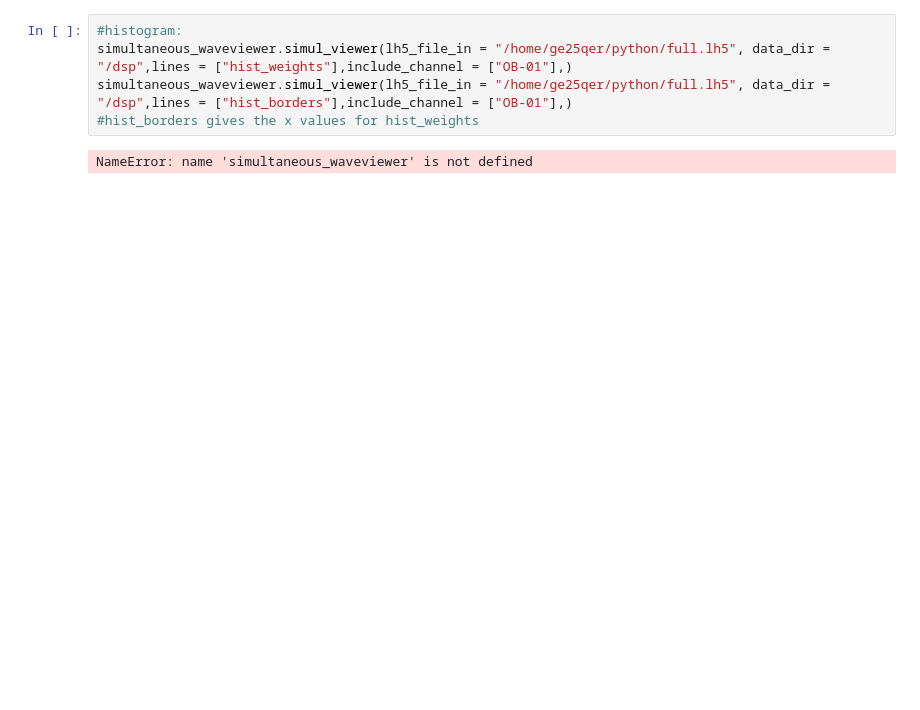
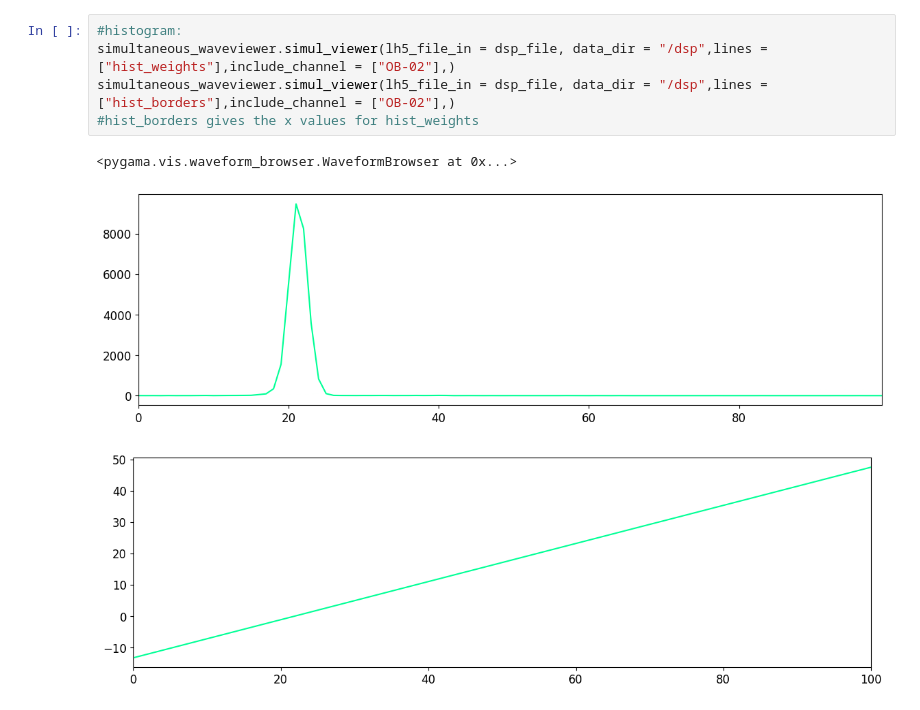
Before and after one commit to hofsi/leg-py, a Jupyter notebook: dsp_processors.ipynb, the cells around one changed output. Saved outputs shown, nothing was run; the diff lists cells and outputs as text; blank space fills up the shorter version.

```diff
--- a/dsp_processors.ipynb
+++ b/dsp_processors.ipynb
@@ -37,9 +46,11 @@ simultaneous_waveviewer.simul_viewer(lh5_file_in = "/home/ge25qer/python/full.lh
 # %%
 #histogram:
-simultaneous_waveviewer.simul_viewer(lh5_file_in = "/home/ge25qer/python/full.lh5", data_dir = "/dsp",lines = ["hist_weights"],include_channel = ["OB-01"],)
-simultaneous_waveviewer.simul_viewer(lh5_file_in = "/home/ge25qer/python/full.lh5", data_dir = "/dsp",lines = ["hist_borders"],include_channel = ["OB-01"],)
+simultaneous_waveviewer.simul_viewer(lh5_file_in = dsp_file, data_dir = "/dsp",lines = ["hist_weights"],include_channel = ["OB-02"],)
+simultaneous_waveviewer.simul_viewer(lh5_file_in = dsp_file, data_dir = "/dsp",lines = ["hist_borders"],include_channel = ["OB-02"],)
 #hist_borders gives the x values for hist_weights
 # %% [output]
-NameError: name 'simultaneous_waveviewer' is not defined
+<pygama.vis.waveform_browser.WaveformBrowser at 0x...>
+[figure, added]
+[figure, added]
 # %%
 #histogram_stats
```
Also changed, not shown: parts of 7 cells of this notebook, 6 other files.
